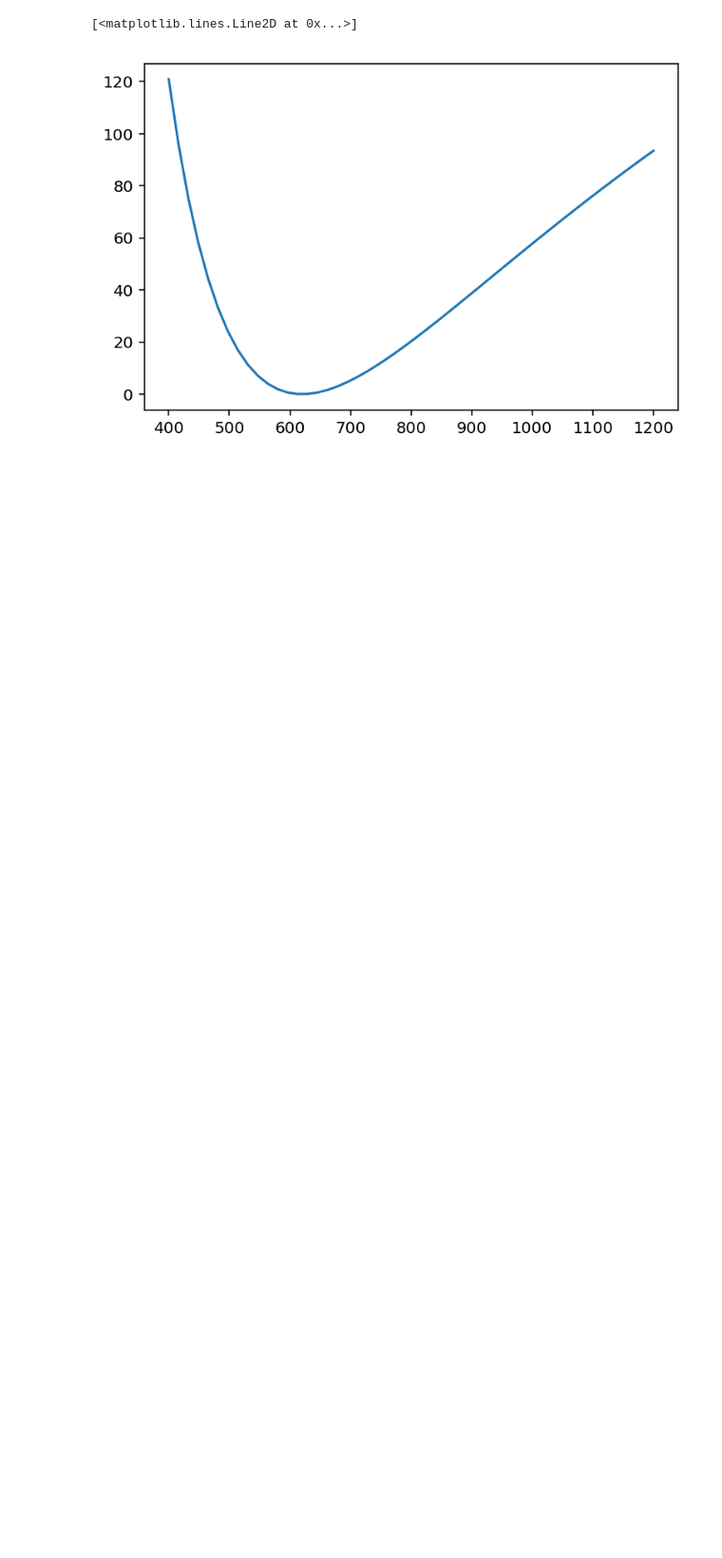
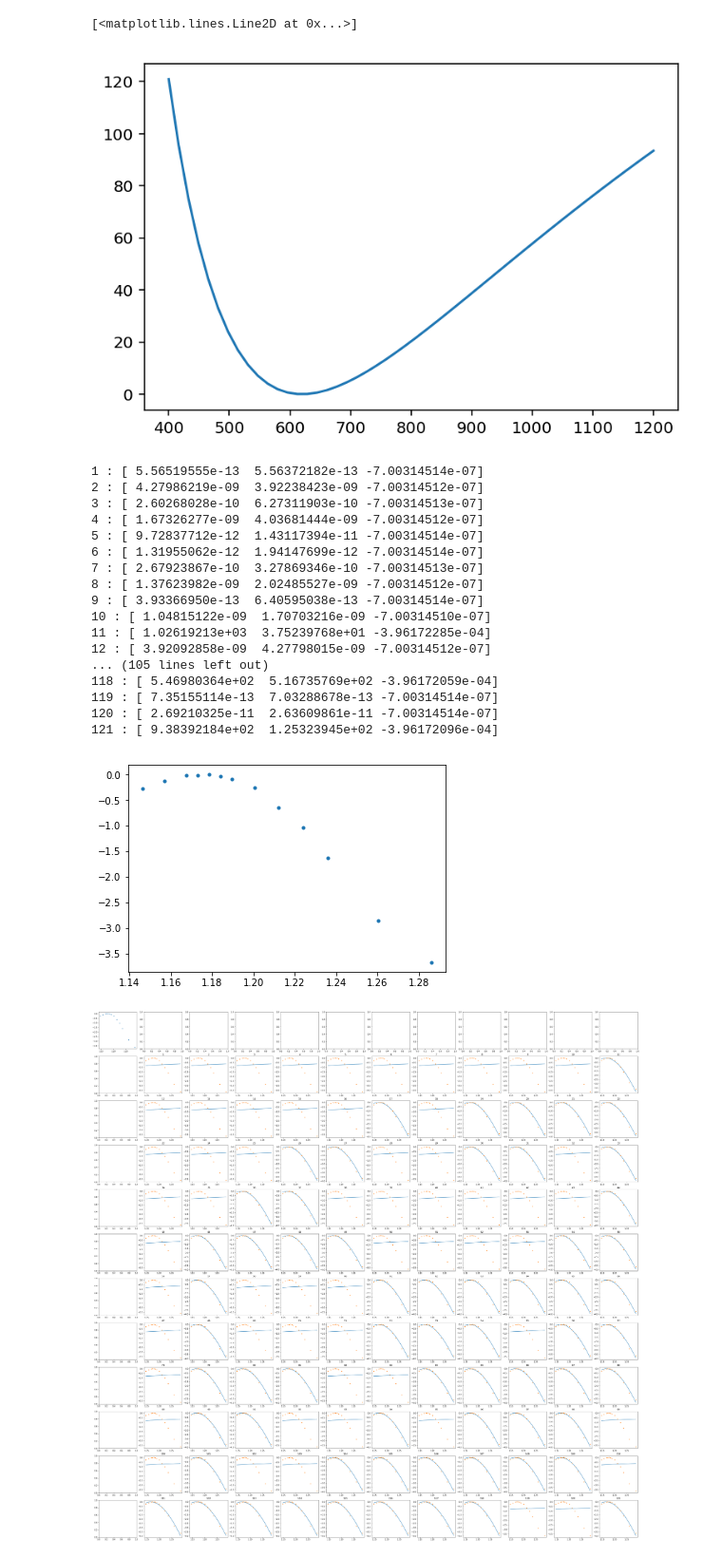
Before and after one commit to qwretz/fpraktikum, a Jupyter notebook: Energy Gap/EnergyGaps.ipynb, the cells around one changed output. Shown at 95% size. Cells and saved outputs as stored; diff of their text form; code cells hidden in the pictures; blank space fills up the shorter version.

Commit message:
Die fits sehen gut aus, aber die werte stimmen nicht

```diff
--- a/Energy Gap/EnergyGaps.ipynb
+++ b/Energy Gap/EnergyGaps.ipynb
@@ -158,3 +158,63 @@ ax.plot(d,100* indFit(d, 1.7, 0.3,1))
 # %% [output]
 [<matplotlib.lines.Line2D at 0x...>]
 [figure]
+# %%
+data=pd.read_table("Data/Rechts.txt",skiprows=2)
+wavelen=np.array(data.values[:,0])
+intens=np.array(data.values[:,1])
+wavelen=adjustLambda(wavelen)
+temp=np.argmax(intens)+5
+xmin=28
+intens=intens[xmin:temp]
+intens=intens/np.max(intens)
+
+#hier bin ich mir nicht sicher
+intens=np.log(intens)
+
+wavelen=wavelen[xmin:temp]
+energy=wavelen_in_Energy(wavelen)
+fig,ax=plt.subplots()
+ax.plot(energy,intens,".")
+fig,ax=plt.subplots(nrows=12,ncols=12,figsize=(50,50))
+ax[0,0].plot(energy,intens,".")
+Eg=np.linspace(1e-2,1e2,11)
+Ef=Eg
+counter=0
+xcounter=0
+ycounter=0
+xaxis=np.linspace(min(energy),max(energy))
+for x in Eg:
+    xcounter=xcounter+1
+    ycounter=0
+    for y in Ef:
+        try:
+            counter=counter+1
+            popt,pcov=curce_fit(indFit,energy,intens,p0=(x,y,1),maxfev=10000,bounds=([0,0,-np.inf],[np.inf,np.inf,np.inf]) )
+            #if(popt[0]>popt[1]):
+            print(counter,":",popt)
+            ycounter=ycounter+1
+            ax[xcounter,ycounter].plot(xaxis,indFit(xaxis,*popt))
+            ax[xcounter,ycounter].plot(energy,intens,".")
+            ax[xcounter,ycounter].set_title(counter)
+        except RuntimeError:
+            print("nothing")
+# %% [output]
+1 : [ 5.56519555e-13  5.56372182e-13 -7.00314514e-07]
+2 : [ 4.27986219e-09  3.92238423e-09 -7.00314512e-07]
+3 : [ 2.60268028e-10  6.27311903e-10 -7.00314513e-07]
+4 : [ 1.67326277e-09  4.03681444e-09 -7.00314512e-07]
+5 : [ 9.72837712e-12  1.43117394e-11 -7.00314514e-07]
+6 : [ 1.31955062e-12  1.94147699e-12 -7.00314514e-07]
+7 : [ 2.67923867e-10  3.27869346e-10 -7.00314513e-07]
+8 : [ 1.37623982e-09  2.02485527e-09 -7.00314512e-07]
+9 : [ 3.93366950e-13  6.40595038e-13 -7.00314514e-07]
+10 : [ 1.04815122e-09  1.70703216e-09 -7.00314510e-07]
+11 : [ 1.02619213e+03  3.75239768e+01 -3.96172285e-04]
+12 : [ 3.92092858e-09  4.27798015e-09 -7.00314512e-07]
+... (105 lines left out)
+118 : [ 5.46980364e+02  5.16735769e+02 -3.96172059e-04]
+119 : [ 7.35155114e-13  7.03288678e-13 -7.00314514e-07]
+120 : [ 2.69210325e-11  2.63609861e-11 -7.00314514e-07]
+121 : [ 9.38392184e+02  1.25323945e+02 -3.96172096e-04]
+[figure, added]
+[figure, added]
```
Also changed, not shown: parts of 5 cells of this notebook.
